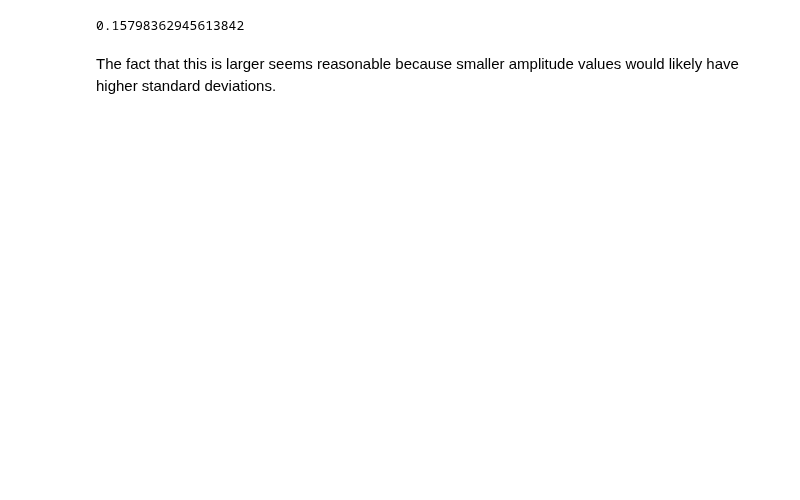
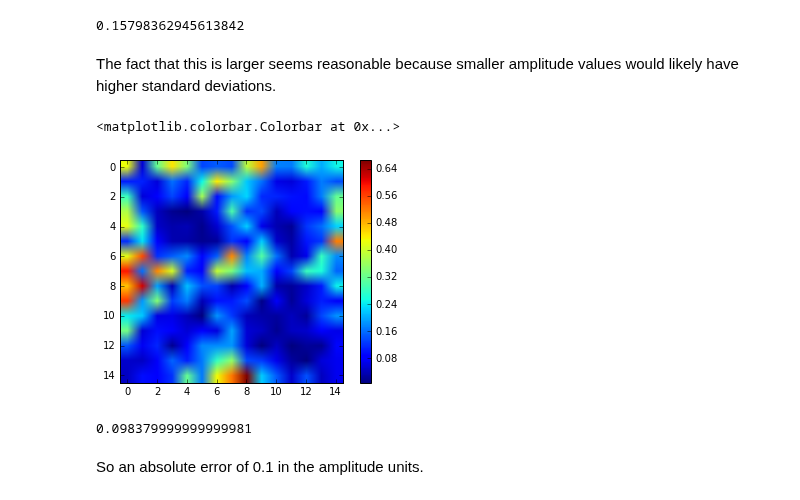
Before and after one commit to ry-dgel/Chladni, a Jupyter notebook: calculating_amplitude_error.ipynb, the cells around one changed output. Cells and saved outputs as stored; diff of their text form; code cells hidden in the pictures; blank space fills up the shorter version.

Commit message:
Updated file for getting amplitude errors to give absolute errors

```diff
--- a/calculating_amplitude_error.ipynb
+++ b/calculating_amplitude_error.ipynb
@@ -36,9 +37,10 @@ normalized_maps = np.array([equal_frequency_data[i]/np.sum(equal_frequency_data[
 # %% [markdown]
 Then, we weight the standard deviation by the amplitude in an average over the whole plate (i.e., larger amplitude values should have better estimates for the amplitude uncertainty).
 # %%
-standard_deviation_pointwise = np.std(normalized_maps, 0)/np.average(normalized_maps, 0)
+normalized_standard_deviation_pointwise = np.std(normalized_maps, 0)/np.average(normalized_maps, 0)
+standard_deviation_pointwise = np.std(normalized_maps, 0)
 weighted_average_standard_deviation = np.average(
-    standard_deviation_pointwise,weights=np.average(normalized_maps, 0))
+    normalized_standard_deviation_pointwise,weights=np.average(normalized_maps, 0))
 # %% [markdown]
 So, we find the amplitude relative error to be:
 # %%
@@ -53,3 +55,15 @@ np.average(standard_deviation_pointwise)
 0.15798362945613842
 # %% [markdown]
 The fact that this is larger seems reasonable because smaller amplitude values would likely have higher standard deviations.
+# %%
+plt.imshow(standard_deviation_pointwise)
+plt.colorbar()
+# %% [output]
+<matplotlib.colorbar.Colorbar at 0x...>
+[figure, added]
+# %%
+np.average(eigenmode_data[0][:, :, indices_of_712_Hz[i]])*0.15
+# %% [output]
+0.098379999999999981
+# %% [markdown]
+So an absolute error of 0.1 in the amplitude units.
```
Also changed, not shown: parts of 3 cells of this notebook.
